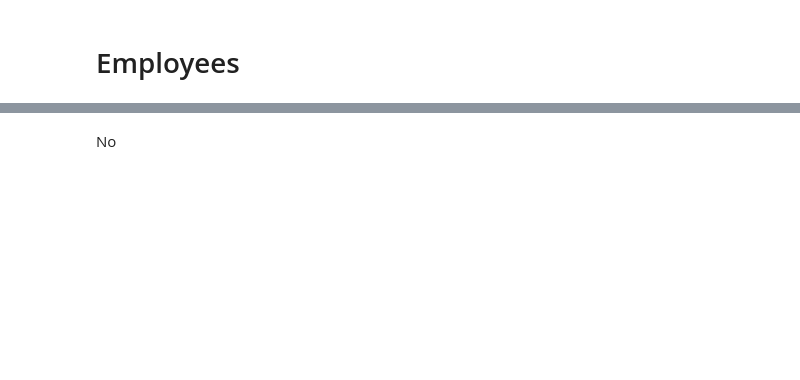
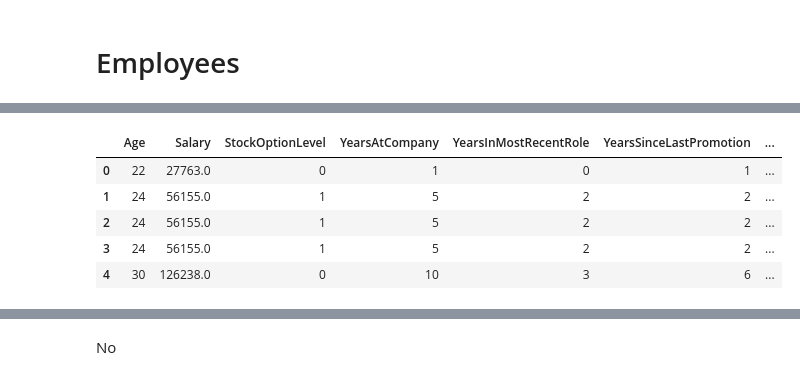
Before and after one commit to 1145267383/HR_Project, a Jupyter notebook: 03-Preprocessing_ML_Model/01-Python_PreP_ML.ipynb, the cells around one changed output, grey strips where cells are left out. Saved outputs shown, nothing was run; the diff lists cells and outputs as text; code cells hidden in the pictures; blank space fills up the shorter version.

```diff
--- a/03-Preprocessing_ML_Model/01-Python_PreP_ML.ipynb
+++ b/03-Preprocessing_ML_Model/01-Python_PreP_ML.ipynb
@@ -130,0 +301,8 @@ Connection successful!
+# %%
+# Create a list of variables with correlation greater than 0.1 or less than -0.1
+significant_variables = correlation_with_attrition[(correlation_with_attrition >= 0.1) | (correlation_with_attrition <= -0.1)]
+
+# Convert to list
+significant_variables_list = significant_variables.index.tolist()
+
+significant_variables_list
@@ -130,0 +328,12 @@ Connection successful!
+# %%
+df_ml=df_dummies[significant_variables_list+["Attrition_Yes"]].drop("ReviewDate_year", axis=1)
+
+
+df_ml.head()
+# %% [output]
+|  | Age | Salary | StockOptionLevel | YearsAtCompany | YearsInMostRecentRole | YearsSinceLastPromotion | ... |
+| 0 | 22 | 27763.0 | 0 | 1 | 0 | 1 | ... |
+| 1 | 24 | 56155.0 | 1 | 5 | 2 | 2 | ... |
+| 2 | 24 | 56155.0 | 1 | 5 | 2 | 2 | ... |
+| 3 | 24 | 56155.0 | 1 | 5 | 2 | 2 | ... |
+| 4 | 30 | 126238.0 | 0 | 10 | 3 | 6 | ... |
```
Also changed, not shown: parts of 44 cells of this notebook, 5 other files.
